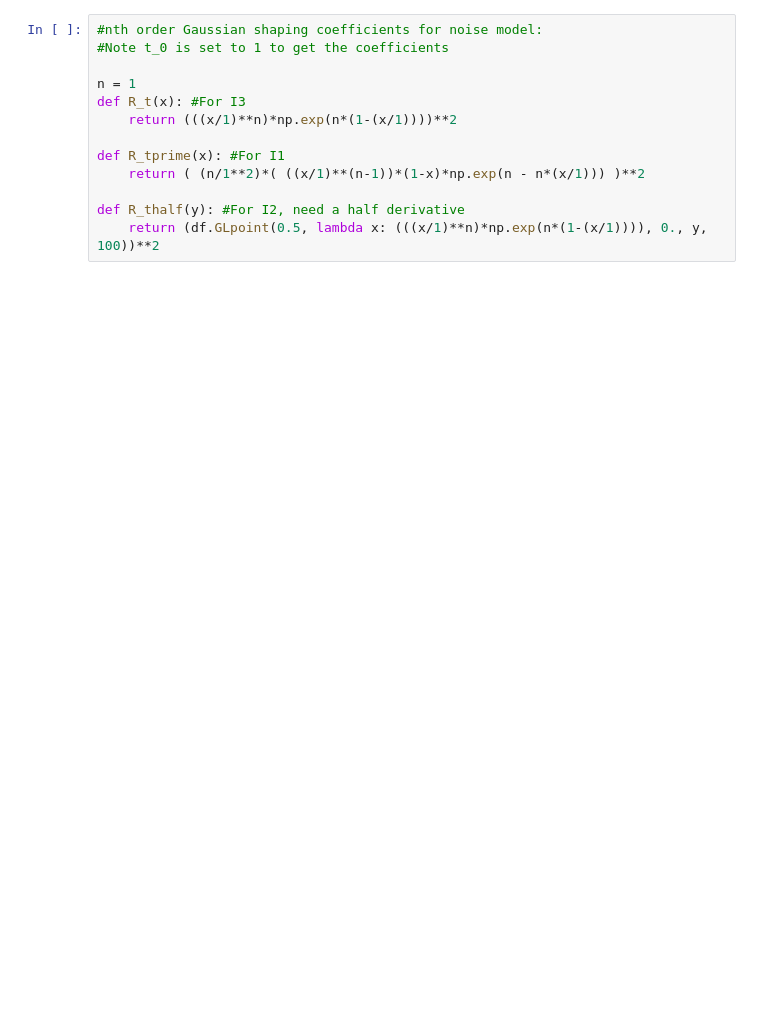
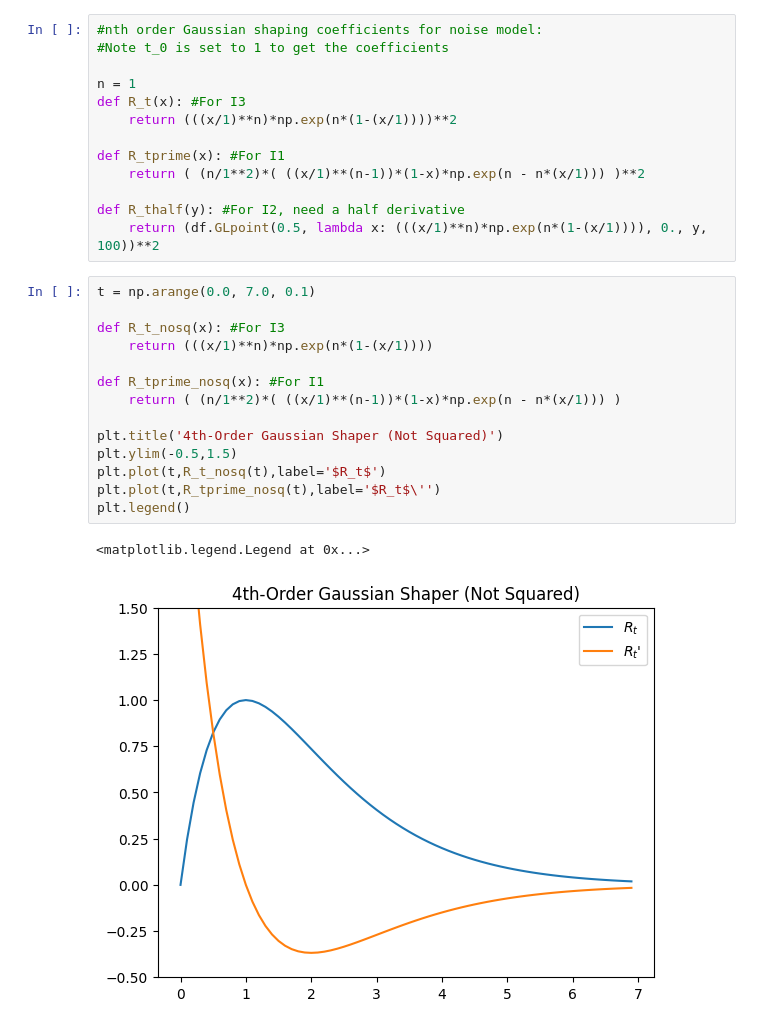
Before and after one commit to kelseyay/GAPS_Scripts, a Jupyter notebook: ActiveScripts/Python/Energy Resolution X-Rays/NoiseCoefficients.ipynb, the cells around one changed output. Drawn from its saved outputs; the diff is of its cells as text; blank space fills up the shorter version.

```diff
--- a/ActiveScripts/Python/Energy Resolution X-Rays/NoiseCoefficients.ipynb
+++ b/ActiveScripts/Python/Energy Resolution X-Rays/NoiseCoefficients.ipynb
@@ -16,6 +20,23 @@ def R_tprime(x): #For I1
 
 def R_thalf(y): #For I2, need a half derivative
     return (df.GLpoint(0.5, lambda x: (((x/1)**n)*np.exp(n*(1-(x/1)))), 0., y, 100))**2
+# %%
+t = np.arange(0.0, 7.0, 0.1)
+
+def R_t_nosq(x): #For I3
+    return (((x/1)**n)*np.exp(n*(1-(x/1))))
+
+def R_tprime_nosq(x): #For I1
+    return ( (n/1**2)*( ((x/1)**(n-1))*(1-x)*np.exp(n - n*(x/1))) )
+
+plt.title('4th-Order Gaussian Shaper (Not Squared)')
+plt.ylim(-0.5,1.5)
+plt.plot(t,R_t_nosq(t),label='$R_t$')
+plt.plot(t,R_tprime_nosq(t),label='$R_t$\'')
+plt.legend()
+# %% [output]
+<matplotlib.legend.Legend at 0x...>
+[figure, added]
 # %%
 result, error = quad(R_t, 0, 100)
 
```
Also changed, not shown: parts of 7 cells of this notebook.
